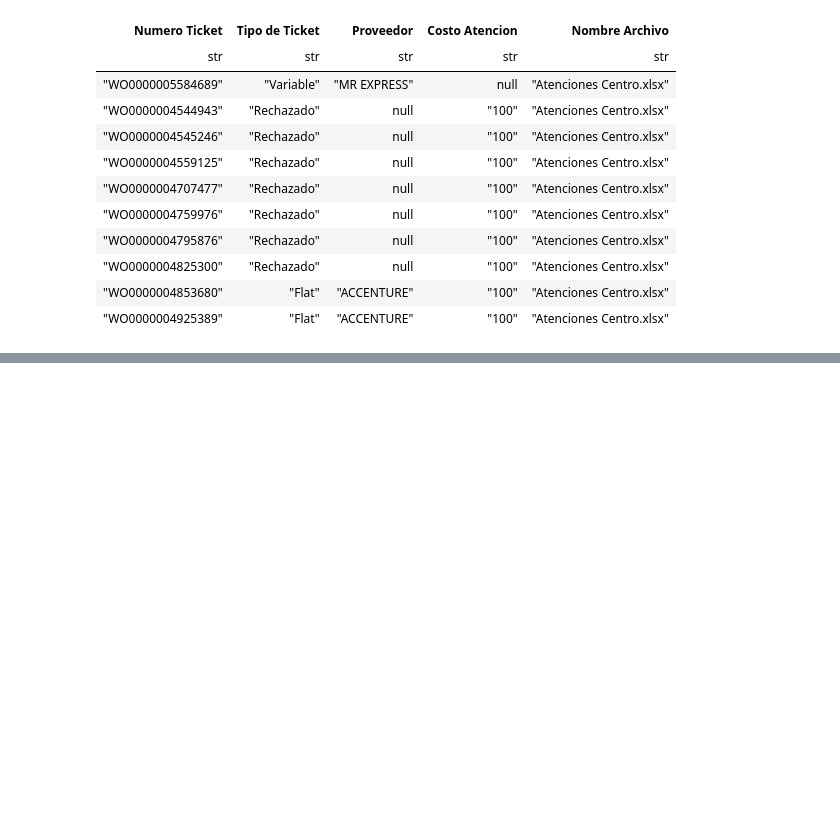
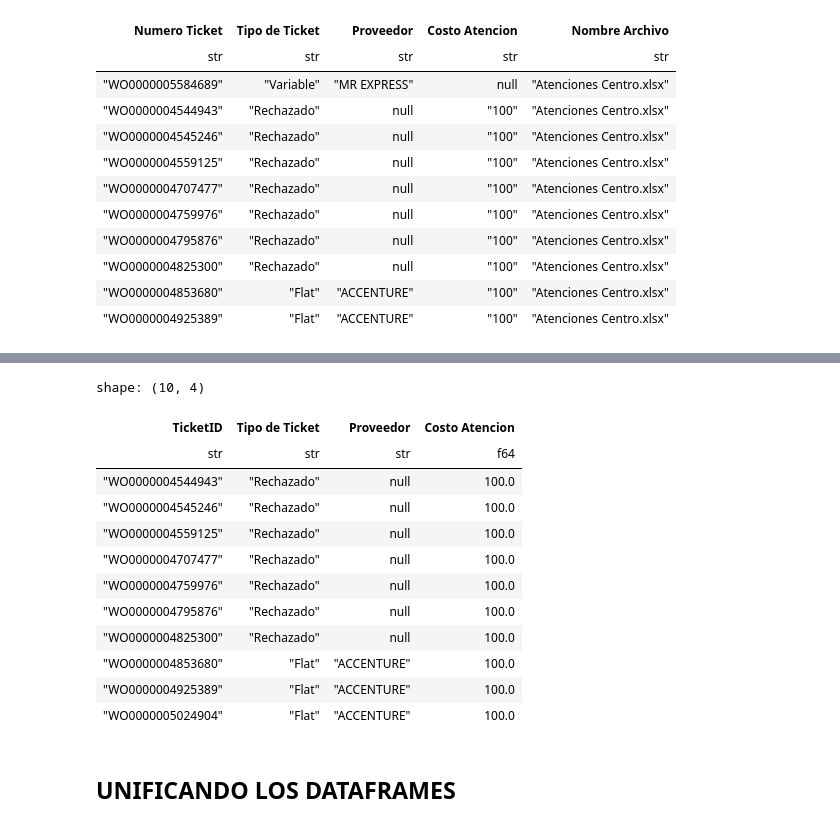
Before and after one commit to Manuel4081/Python-ETL-P1, a Jupyter notebook: TareaETL.ipynb, the cells around one changed output, grey strips where cells are left out. Saved outputs shown, nothing was run; the diff lists cells and outputs as text; code cells hidden in the pictures; blank space fills up the shorter version.

```diff
--- a/TareaETL.ipynb
+++ b/TareaETL.ipynb
@@ -361,0 +323,30 @@ shape: (10, 5)
+# %%
+def texto_a_decimal(valor):
+    try:
+        return round(float(valor),2)
+    except:
+        return None
+# %%
+Atenciones = Atenciones.with_columns(
+    pl.col('Costo Atencion').map_elements(texto_a_decimal).alias('Costo Atencion')
+).filter(
+    ~pl.col('Costo Atencion').is_null()
+)
+# %%
+Atenciones.head(10)
+# %% [output]
+shape: (10, 4)
+| TicketID | Tipo de Ticket | Proveedor | Costo Atencion |
+| str | str | str | f64 |
+| "WO0000004544943" | "Rechazado" | null | 100.0 |
+| "WO0000004545246" | "Rechazado" | null | 100.0 |
+| "WO0000004559125" | "Rechazado" | null | 100.0 |
+| "WO0000004707477" | "Rechazado" | null | 100.0 |
+| "WO0000004759976" | "Rechazado" | null | 100.0 |
+| "WO0000004795876" | "Rechazado" | null | 100.0 |
+| "WO0000004825300" | "Rechazado" | null | 100.0 |
+| "WO0000004853680" | "Flat" | "ACCENTURE" | 100.0 |
+| "WO0000004925389" | "Flat" | "ACCENTURE" | 100.0 |
+| "WO0000005024904" | "Flat" | "ACCENTURE" | 100.0 |
+# %% [markdown]
+## UNIFICANDO LOS DATAFRAMES
```
Also changed, not shown: parts of 7 cells of this notebook.
